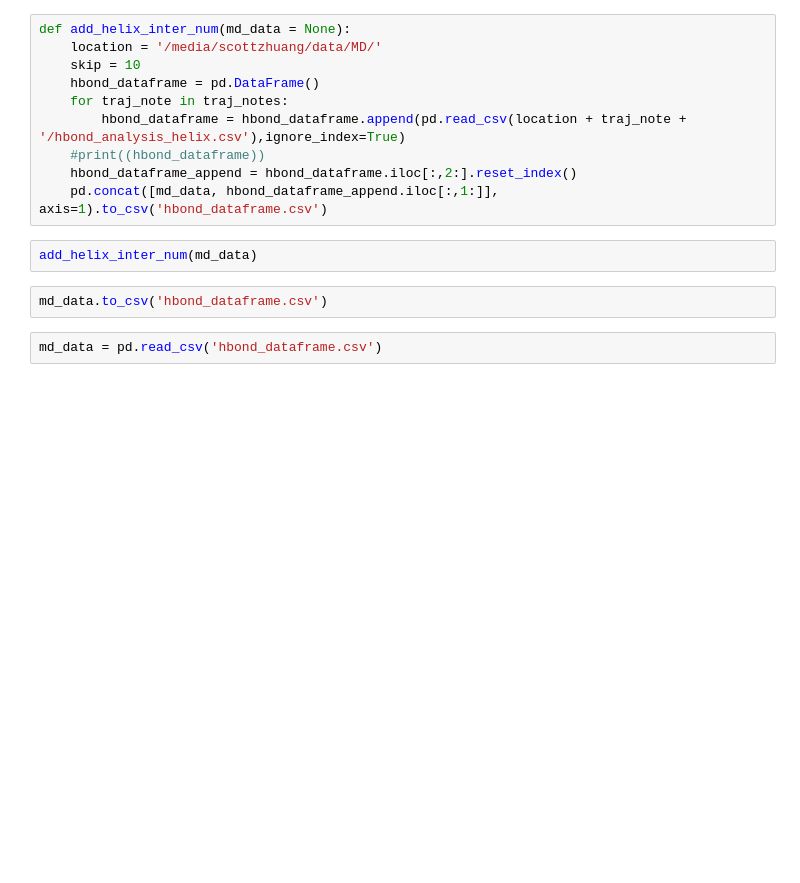
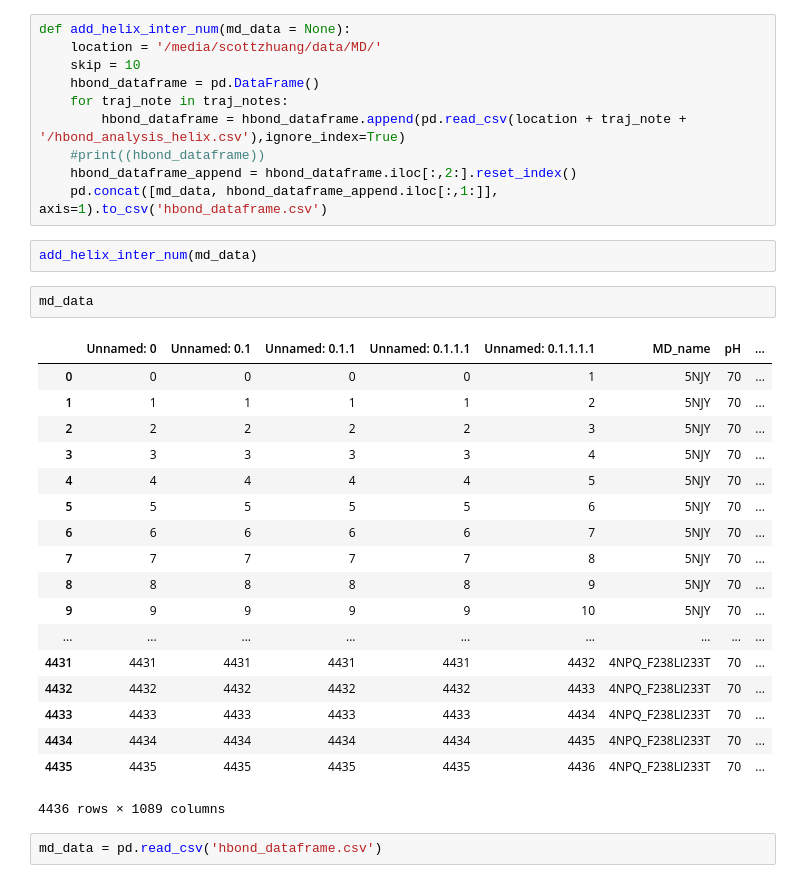
Before and after one commit to chemlove/md_data_analysis, a Jupyter notebook: Untitled2.ipynb, the cells around one changed output. Cells and saved outputs as stored; diff of their text form; blank space fills up the shorter version.

Commit message:
hbond_edit

```diff
--- a/Untitled2.ipynb
+++ b/Untitled2.ipynb
@@ -345,8 +345,27 @@ def add_helix_inter_num(md_data = None):
     pd.concat([md_data, hbond_dataframe_append.iloc[:,1:]], axis=1).to_csv('hbond_dataframe.csv')
 # %%
 add_helix_inter_num(md_data)
-# %%
-md_data.to_csv('hbond_dataframe.csv')
+# %%
+md_data
+# %% [output]
+|  | Unnamed: 0 | Unnamed: 0.1 | Unnamed: 0.1.1 | Unnamed: 0.1.1.1 | Unnamed: 0.1.1.1.1 | MD_name | pH | ... |
+| 0 | 0 | 0 | 0 | 0 | 1 | 5NJY | 70 | ... |
+| 1 | 1 | 1 | 1 | 1 | 2 | 5NJY | 70 | ... |
+| 2 | 2 | 2 | 2 | 2 | 3 | 5NJY | 70 | ... |
+| 3 | 3 | 3 | 3 | 3 | 4 | 5NJY | 70 | ... |
+| 4 | 4 | 4 | 4 | 4 | 5 | 5NJY | 70 | ... |
+| 5 | 5 | 5 | 5 | 5 | 6 | 5NJY | 70 | ... |
+| 6 | 6 | 6 | 6 | 6 | 7 | 5NJY | 70 | ... |
+| 7 | 7 | 7 | 7 | 7 | 8 | 5NJY | 70 | ... |
+| 8 | 8 | 8 | 8 | 8 | 9 | 5NJY | 70 | ... |
+| 9 | 9 | 9 | 9 | 9 | 10 | 5NJY | 70 | ... |
+| ... | ... | ... | ... | ... | ... | ... | ... | ... |
+| 4431 | 4431 | 4431 | 4431 | 4431 | 4432 | 4NPQ_F238LI233T | 70 | ... |
+| 4432 | 4432 | 4432 | 4432 | 4432 | 4433 | 4NPQ_F238LI233T | 70 | ... |
+| 4433 | 4433 | 4433 | 4433 | 4433 | 4434 | 4NPQ_F238LI233T | 70 | ... |
+| 4434 | 4434 | 4434 | 4434 | 4434 | 4435 | 4NPQ_F238LI233T | 70 | ... |
+| 4435 | 4435 | 4435 | 4435 | 4435 | 4436 | 4NPQ_F238LI233T | 70 | ... |
+4436 rows × 1089 columns
 # %%
 md_data = pd.read_csv('hbond_dataframe.csv')
 # %%
```
Also changed, not shown: parts of 2 cells of this notebook.
